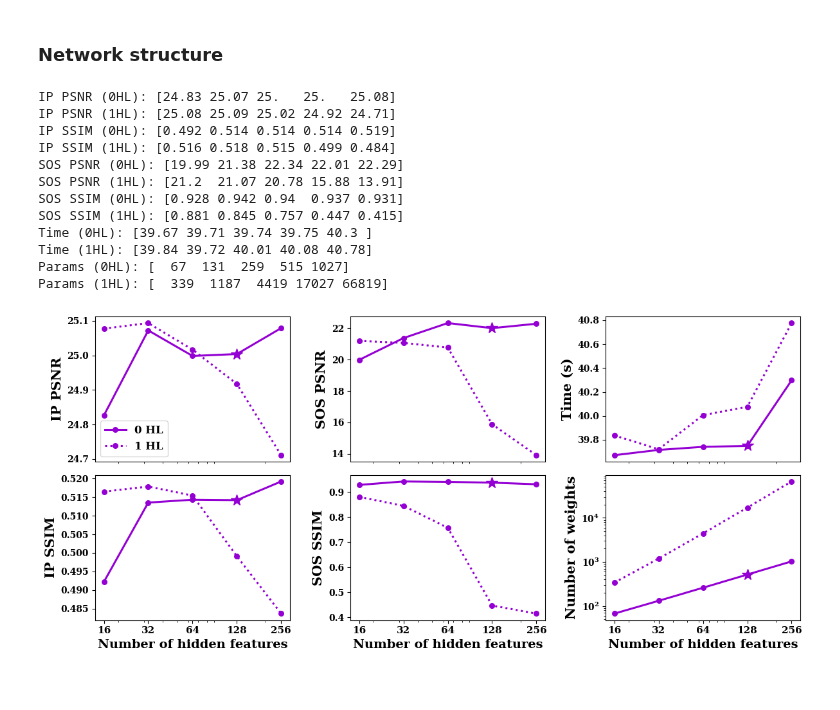
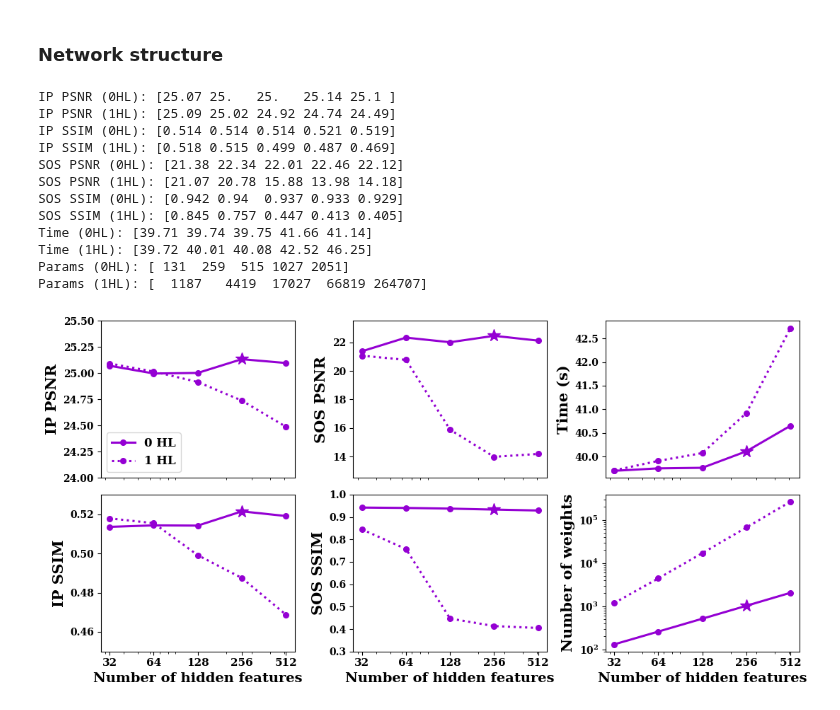
Before and after one commit to Lukeli0425/Coord-SoS-PACT, a Jupyter notebook: figures_ICCV/figure_ablation.ipynb, the cells around one changed output. Drawn from its saved outputs; the diff is of its cells as text; code cells hidden in the pictures.

```diff
--- a/figures_ICCV/figure_ablation.ipynb
+++ b/figures_ICCV/figure_ablation.ipynb
@@ -438,7 +447,7 @@ plt.savefig('figure_ablation_lam_tv.png', bbox_inches='tight', dpi=128)
 # %% [markdown]
 ### Network structure
 # %%
-hidden_fts_list = [16,32,64,128,256]
+hidden_fts_list = [32,64,128,256, 512]
 hidden_fts_list.sort()
 hidden_lyrs_list = [0,1]
 hidden_lyrs_list.sort()
@@ -476,26 +485,26 @@ print('Time (1HL):', times[:,1,:].mean(0).round(2))
 print('Params (0HL):', n_params[0,0,:].astype(int))
 print('Params (1HL):', n_params[0,1,:].astype(int))
 # %% [output]
-IP PSNR (0HL): [24.83 25.07 25.   25.   25.08]
-IP PSNR (1HL): [25.08 25.09 25.02 24.92 24.71]
-IP SSIM (0HL): [0.492 0.514 0.514 0.514 0.519]
-IP SSIM (1HL): [0.516 0.518 0.515 0.499 0.484]
-SOS PSNR (0HL): [19.99 21.38 22.34 22.01 22.29]
-SOS PSNR (1HL): [21.2  21.07 20.78 15.88 13.91]
-SOS SSIM (0HL): [0.928 0.942 0.94  0.937 0.931]
-SOS SSIM (1HL): [0.881 0.845 0.757 0.447 0.415]
-Time (0HL): [39.67 39.71 39.74 39.75 40.3 ]
-Time (1HL): [39.84 39.72 40.01 40.08 40.78]
-Params (0HL): [  67  131  259  515 1027]
-Params (1HL): [  339  1187  4419 17027 66819]
+IP PSNR (0HL): [25.07 25.   25.   25.14 25.1 ]
+IP PSNR (1HL): [25.09 25.02 24.92 24.74 24.49]
+IP SSIM (0HL): [0.514 0.514 0.514 0.521 0.519]
+IP SSIM (1HL): [0.518 0.515 0.499 0.487 0.469]
+SOS PSNR (0HL): [21.38 22.34 22.01 22.46 22.12]
+SOS PSNR (1HL): [21.07 20.78 15.88 13.98 14.18]
+SOS SSIM (0HL): [0.942 0.94  0.937 0.933 0.929]
+SOS SSIM (1HL): [0.845 0.757 0.447 0.413 0.405]
+Time (0HL): [39.71 39.74 39.75 41.66 41.14]
+Time (1HL): [39.72 40.01 40.08 42.52 46.25]
+Params (0HL): [ 131  259  515 1027 2051]
+Params (1HL): [  1187   4419  17027  66819 264707]
 # %%
-fig = plt.figure(figsize=(12,5.5))
+fig = plt.figure(figsize=(11,5.5))
 ax = plt.subplot(2,3,1)
 ax.plot(hidden_fts_list, ip_psnrs[:,0,:].mean(0), label='0 HL', marker='o', markersize=5.5, color='darkviolet', linewidth=2.2)
 ax.plot(hidden_fts_list, ip_psnrs[:,1,:].mean(0), label='1 HL', linestyle=':', marker='o', markersize=5.5, color='darkviolet', linewidth=2.2)
 ax.plot(hidden_fts_list[-2], ip_psnrs[:,0,-2].mean(0), marker='*', markersize=13, color='darkviolet')
 ax.set_ylabel('IP PSNR', fontsize=15, fontweight='semibold')
-# ax.set_ylim([24.0, 25.7])
+ax.set_ylim([24, 25.5])
 ax.set_xscale('log')
 ax.set_xticks([])
 ax.legend(fontsize=12, loc='lower left')
@@ -506,17 +515,17 @@ ax.plot(hidden_fts_list, ip_ssims[:,1,:].mean(0), label='1 HL', linestyle=':', m
 ax.plot(hidden_fts_list[-2], ip_ssims[:,0,-2].mean(0), marker='*', markersize=13, color='darkviolet')
 ax.set_xlabel('Number of hidden features', fontsize=14, fontweight='semibold')
 ax.set_ylabel('IP SSIM', fontsize=15, fontweight='semibold')
-# ax.set_ylim([24.0, 25.7])
+ax.set_ylim([0.45, 0.53])
 ax.set_xscale('log')
 ax.set_xticks([])
-ax.set_xticks([16,32,64,128,256], ['16','32','64','128','256'], fontsize=11)
+ax.set_xticks([32,64,128,256,512], ['32','64','128','256','512'], fontsize=11)
 
 ax = plt.subplot(2,3,2)
 ax.plot(hidden_fts_list, sos_psnrs[:,0,:].mean(0), label='0 HL', marker='o', markersize=5.5, color='darkviolet', linewidth=2.2)
 ax.plot(hidden_fts_list, sos_psnrs[:,1,:].mean(0), label='1 HL', linestyle=':', marker='o', markersize=5.5, color='darkviolet', linewidth=2.2)
 ax.plot(hidden_fts_list[-2], sos_psnrs[:,0,-2].mean(0), marker='*', markersize=13, color='darkviolet')
 ax.set_ylabel('SOS PSNR', fontsize=15, fontweight='semibold')
-# ax.set_ylim([24.0, 25.7])
+ax.set_ylim([12.5, 23.5])
 ax.set_xscale('log')
 ax.set_xticks([])
 # ax.legend(fontsize=12, loc='lower left')
@@ -524,37 +533,37 @@ ax.set_xticks([])
 ax = plt.subplot(2,3,5)
 ax.plot(hidden_fts_list, sos_ssims[:,0,:].mean(0), label='0 HL', marker='o', markersize=5.5, color='darkviolet', linewidth=2.2)
 ax.plot(hidden_fts_list, sos_ssims[:,1,:].mean(0), label='1 HL', linestyle=':', marker='o', markersize=5.5, color='darkviolet', linewidth=2.2)
 ax.plot(hidden_fts_list[-2], sos_ssims[:,0,-2].mean(0), marker='*', markersize=13, color='darkviolet')
 ax.set_xlabel('Number of hidden features', fontsize=14, fontweight='semibold')
 ax.set_ylabel('SOS SSIM', fontsize=15, fontweight='semibold')
-# ax.set_ylim([24.0, 25.7])
+ax.set_ylim([0.3,1.0])
 ax.set_xscale('log')
 ax.set_xticks([])
-ax.set_xticks([16,32,64,128,256], ['16','32','64','128','256'], fontsize=11)
+ax.set_xticks([32,64,128,256, 512], ['32','64','128','256','512'], fontsize=11)
 
 ax = plt.subplot(2,3,3)
-ax.plot(hidden_fts_list, times[:,0,:].mean(0), label='0 HL', marker='o', markersize=5.5, color='darkviolet', linewidth=2.2)
-ax.plot(hidden_fts_list, times[:,1,:].mean(0), label='1 HL', linestyle=':', marker='o', markersize=5.5, color='darkviolet', linewidth=2.2)
-ax.plot(hidden_fts_list[-2], times[:,0,-2].mean(0), marker='*', markersize=13, color='darkviolet')
+ax.plot(hidden_fts_list, np.median(times[:,0,:],axis=0), label='0 HL', marker='o', markersize=5.5, color='darkviolet', linewidth=2.2)
+ax.plot(hidden_fts_list, np.median(times[:,1,:],axis=0), label='1 HL', linestyle=':', marker='o', markersize=5.5, color='darkviolet', linewidth=2.2)
+ax.plot(hidden_fts_list[-2], np.median(times[:,0,-2],axis=0), marker='*', markersize=13, color='darkviolet')
 ax.set_ylabel('Time (s)', fontsize=15, fontweight='semibold')
 # ax.set_ylim([24.0, 25.7])
 ax.set_xscale('log')
 ax.set_xticks([])
 # ax.legend(fontsize=12, loc='lower left')
 
 ax = plt.subplot(2,3,6)
 ax.plot(hidden_fts_list, n_params[:,0,:].mean(0), label='0 HL', marker='o', markersize=5.5, color='darkviolet', linewidth=2.2)
 ax.plot(hidden_fts_list, n_params[:,1,:].mean(0), label='1 HL', linestyle=':', marker='o', markersize=5.5, color='darkviolet', linewidth=2.2)
 ax.plot(hidden_fts_list[-2], n_params[:,0,-2].mean(0), marker='*', markersize=13, color='darkviolet')
 ax.set_xlabel('Number of hidden features', fontsize=14, fontweight='semibold')
 ax.set_ylabel('Number of weights', fontsize=15, fontweight='semibold')
 # ax.set_ylim([24.0, 25.7])
 ax.set_xscale('log')
 ax.set_yscale('log')
 ax.set_xticks([])
-ax.set_xticks([16,32,64,128,256], ['16','32','64','128','256'], fontsize=11)
+ax.set_xticks([32,64,128,256,512], ['32','64','128','256','512'], fontsize=11)
 
 plt.tight_layout()
 plt.savefig('figure_ablation_network.png', bbox_inches='tight', dpi=128)
 # %% [output]
-[figure, old version]
+[figure, new version]
```
Also changed, not shown: parts of 4 cells of this notebook, 10 other files.
